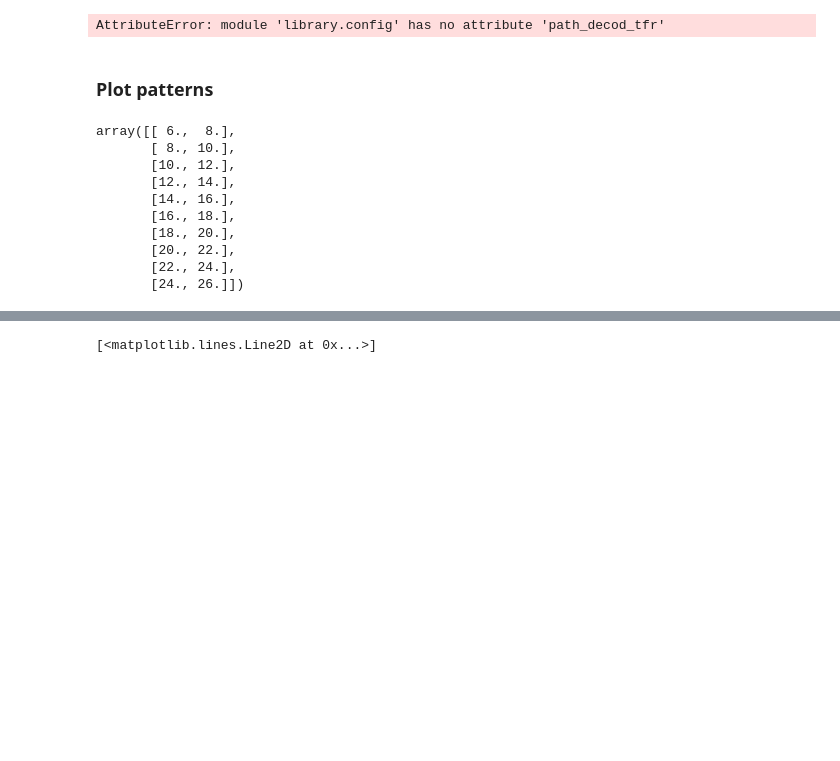
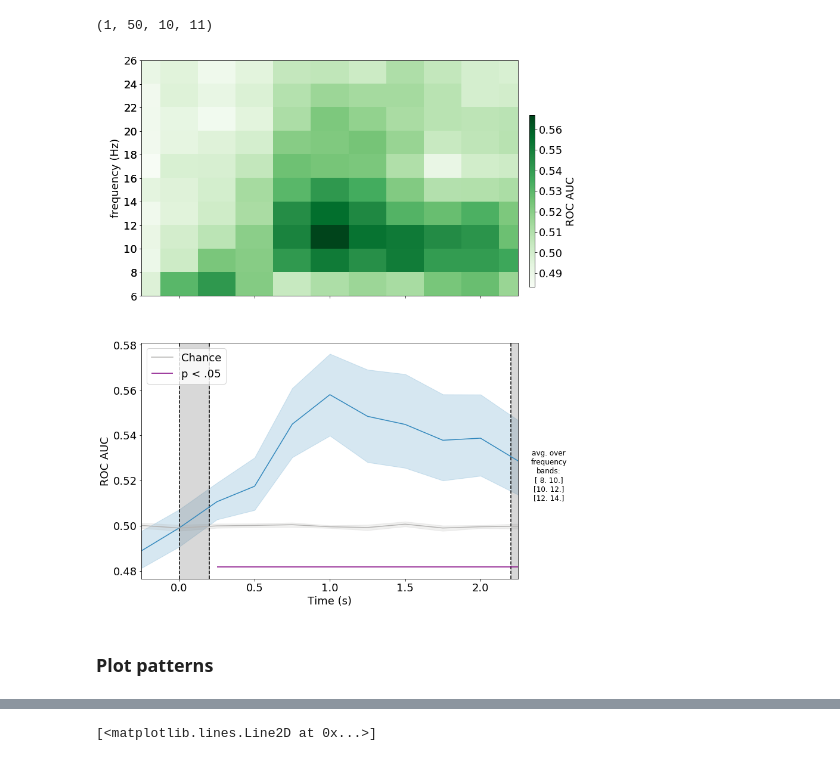
Before and after one commit to eioe/vMemEcc-Analyses, a Jupyter notebook: Analyses_Py/ynb_decode_tfr_plotters.ipynb, the cells around one changed output, grey strips where cells are left out. Drawn from its saved outputs; the diff is of its cells as text; code cells hidden in the pictures; blank space fills up the shorter version.

```diff
--- a/Analyses_Py/ynb_decode_tfr_plotters.ipynb
+++ b/Analyses_Py/ynb_decode_tfr_plotters.ipynb
@@ -277,7 +346,7 @@ sub_list_str = ['VME_S%02d' % sub for sub in sub_list]
 #                 'VME_S06', 'VME_S08', 'VME_S09', 'VME_S10', 'VME_S13']
 
 scoring = 'roc_auc' #'' #'accuracy' # 'balanced_accuracy' #
-reg = 'shrinkage0.4'#'' #
+reg = 'shrinkage0.4'#'ledoit_wolf'  #'' #
 
 scores_list = list()
 for subID in sub_list_str:
@@ -349,35 +418,36 @@ acc_df_long_chance['labels'] = 'Chance'
 acc_df_long = pd.concat([acc_df_long, acc_df_long_chance])
 
 # run CBP test to find sign. clusters' times:
 scores_ts = scores[:, idx_freqs_of_intr, :].mean(axis=1)
 scores_ts_chance = scores_chance[:, idx_freqs_of_intr, :].mean(axis=1)
 T_obs, clusters, p_values = run_cbp_test(scores_ts - scores_ts_chance) # 0.5) #
-p_val_cbp = 0.01
+p_val_cbp = 0.05
 idx_sign_clusters = np.argwhere(p_values<p_val_cbp)
 sign_cluster_times = [times[clusters[idx[0]]][[0,-1]] for idx in idx_sign_clusters]
 
 plot_score_ts(acc_df_long, plt_dict['stimon'], color='blue', scoring=scoring, sign_clusters=sign_cluster_times, p_lvl=p_val_cbp, ax=ax[1])
 fig.subplots_adjust(right=0.8)
 cbar_ax = fig.add_axes([0.82, 0.55, 0.01, 0.25])
 if scoring == 'roc_auc':
     scoring_str = 'ROC AUC'
 else:
     scoring_str = scoring
 fig.colorbar(im, cax=cbar_ax, label=scoring_str)
 txt_ax = fig.add_axes([0.85, 0.15, 0.01, 0.25])
 txt_ax.set_axis_off()
 freqs_formatted = '\n'.join([str(f) for f in freqs[idx_freqs_of_intr]])
 txt_ax.text(0.5*(1), 0.5*(1), f'avg. over\nfrequency\nbands:\n{freqs_formatted}',
         horizontalalignment='center',
         verticalalignment='center',
         fontsize=12, color='black',
         transform=txt_ax.transAxes)
 
-fpath = op.join(config.path_plots, '10_tfr_decoding')
+fpath = op.join(config.paths['plots'], '10_tfr_decoding')
 helpers.chkmk_dir(fpath)
 fname = op.join(fpath, 'AUC-Load_overall.svg')
 fig.savefig(fname)
 # %% [output]
-AttributeError: module 'library.config' has no attribute 'path_decod_tfr'
+(1, 50, 10, 11)
+[figure, added]
 # %% [markdown]
 ### Plot patterns
@@ -451,19 +454,6 @@ def load_patterns(sub_list_str, contrast_str, part_epo='stimon', signaltype='col
 # %%
 # load patterns:
 sub_patterns_all, times, freqs = load_patterns(sub_list_str, 'LoadLow_vs_LoadHigh', picks_str=None)
-# %%
-freqs
-# %% [output]
-array([[ 6.,  8.],
-       [ 8., 10.],
-       [10., 12.],
-       [12., 14.],
-       [14., 16.],
-       [16., 18.],
-       [18., 20.],
-       [20., 22.],
-       [22., 24.],
-       [24., 26.]])
 # %%
 plt.rcParams['svg.fonttype'] = 'none'
 # pick only first CSP component and average across freqs of interest:
```
Also changed, not shown: parts of 36 cells of this notebook.
